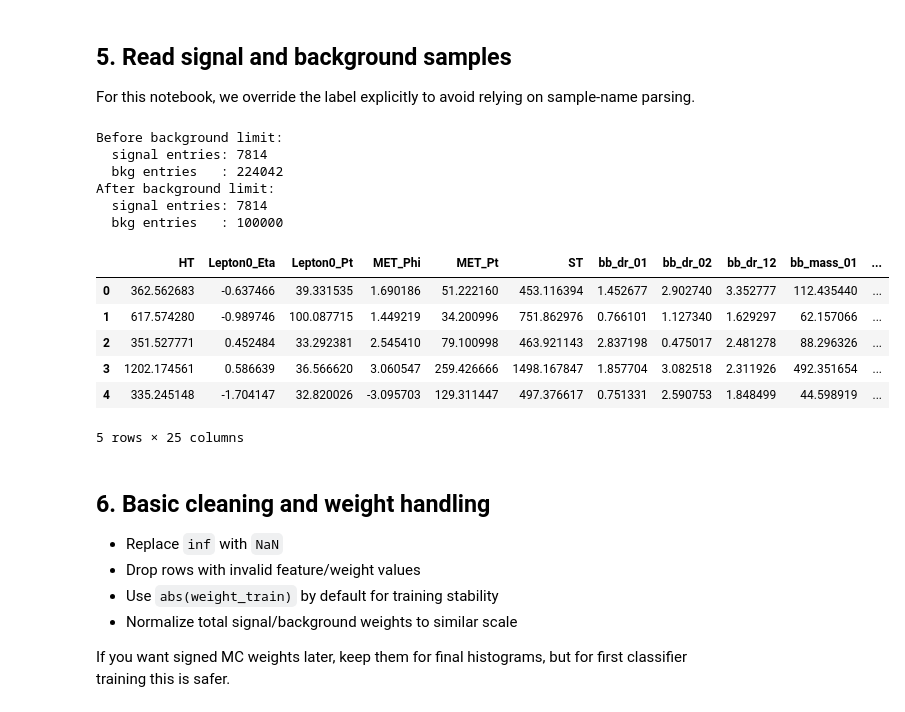
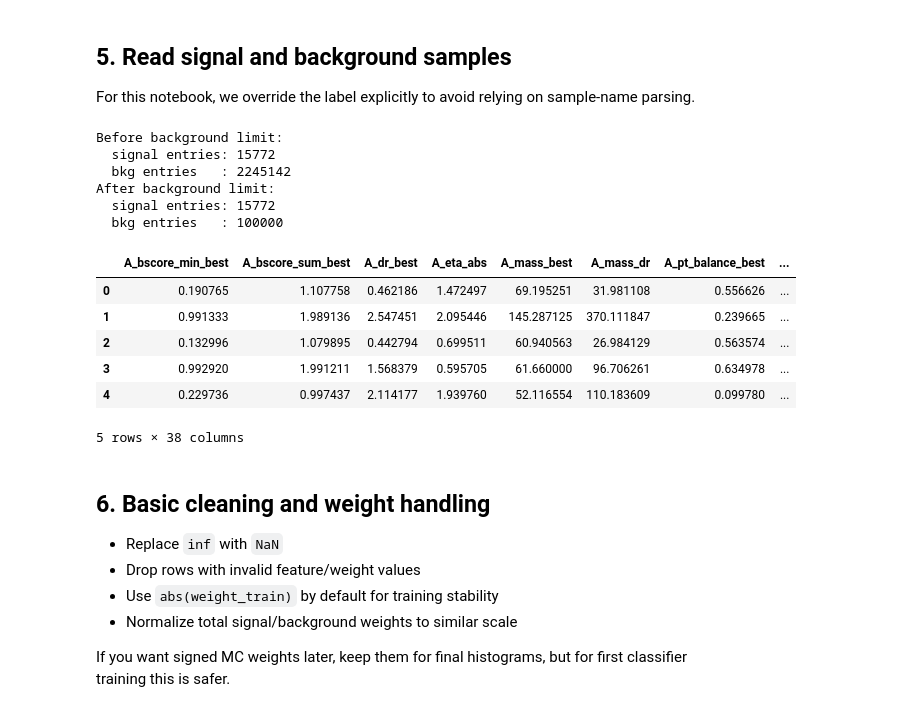
Before and after one commit to kkimeun/MachineLearning, a Jupyter notebook: notebooks/high_Atobb_TTLJ_XGBoost_Training_ONNX.ipynb, the cells around one changed output. Drawn from its saved outputs; the diff is of its cells as text; code cells hidden in the pictures.

```diff
--- a/notebooks/high_Atobb_TTLJ_XGBoost_Training_ONNX.ipynb
+++ b/notebooks/high_Atobb_TTLJ_XGBoost_Training_ONNX.ipynb
@@ -37,11 +37,15 @@ np.random.seed(42)
 
 Change these paths if your files are somewhere else.
 # %%
-BASE_DIR = "/data9/Users/bhoh/SKNanoOutput/AtobbMLTree/2024"
+BASE_DIR = "/data9/Users/eunsu/SKNanoOutput/AtobbMLTree/2024"
 
 SIG_FILES = [
-    f"{BASE_DIR}/TTToHcToWAToBB-MHc100_MA60.root",
+    f"{BASE_DIR}/TTToHcToWAToBB-MHc130_MA90_SingleLepFilter.root",
 ]
+
+#BKG_FILES = [
+#    f"{BASE_DIR}/TTToHcToWAToBB-MHc130_MA90_SingleLepFilter.root",
+#]
 
 BKG_FILES = [
     f"{BASE_DIR}/TTLJ_powheg.root",
@@ -185,39 +240,39 @@ For this notebook, we override the label explicitly to avoid relying on sample-n
 # %%
 df_sig = read_training_tree(SIG_FILES, TREE_NAME, branches=BRANCHES_TO_READ)
 df_bkg = read_training_tree(BKG_FILES, TREE_NAME, branches=BRANCHES_TO_READ)
 
 df_sig[LABEL_COL] = 1
 df_bkg[LABEL_COL] = 0
 
-df_sig = add_high_level_features(df_sig)
-df_bkg = add_high_level_features(df_bkg)
+# df_sig = add_high_level_features(df_sig)
+# df_bkg = add_high_level_features(df_bkg)
 
 print("Before background limit:")
 print("  signal entries:", len(df_sig))
 print("  bkg entries   :", len(df_bkg))
 
 if N_BKG is not None and len(df_bkg) > N_BKG:
     df_bkg = df_bkg.sample(n=N_BKG, random_state=42).reset_index(drop=True)
 
 print("After background limit:")
 print("  signal entries:", len(df_sig))
 print("  bkg entries   :", len(df_bkg))
 
 df_sig.head()
 # %% [output]
 Before background limit:
-  signal entries: 7814
-  bkg entries   : 224042
+  signal entries: 15772
+  bkg entries   : 2245142
 After background limit:
-  signal entries: 7814
+  signal entries: 15772
   bkg entries   : 100000
-|  | HT | Lepton0_Eta | Lepton0_Pt | MET_Phi | MET_Pt | ST | bb_dr_01 | bb_dr_02 | bb_dr_12 | bb_mass_01 | ... |
-| 0 | 362.562683 | -0.637466 | 39.331535 | 1.690186 | 51.222160 | 453.116394 | 1.452677 | 2.902740 | 3.352777 | 112.435440 | ... |
-| 1 | 617.574280 | -0.989746 | 100.087715 | 1.449219 | 34.200996 | 751.862976 | 0.766101 | 1.127340 | 1.629297 | 62.157066 | ... |
-| 2 | 351.527771 | 0.452484 | 33.292381 | 2.545410 | 79.100998 | 463.921143 | 2.837198 | 0.475017 | 2.481278 | 88.296326 | ... |
-| 3 | 1202.174561 | 0.586639 | 36.566620 | 3.060547 | 259.426666 | 1498.167847 | 1.857704 | 3.082518 | 2.311926 | 492.351654 | ... |
-| 4 | 335.245148 | -1.704147 | 32.820026 | -3.095703 | 129.311447 | 497.376617 | 0.751331 | 2.590753 | 1.848499 | 44.598919 | ... |
+|  | A_bscore_min_best | A_bscore_sum_best | A_dr_best | A_eta_abs | A_mass_best | A_mass_dr | A_pt_balance_best | ... |
+| 0 | 0.190765 | 1.107758 | 0.462186 | 1.472497 | 69.195251 | 31.981108 | 0.556626 | ... |
+| 1 | 0.991333 | 1.989136 | 2.547451 | 2.095446 | 145.287125 | 370.111847 | 0.239665 | ... |
+| 2 | 0.132996 | 1.079895 | 0.442794 | 0.699511 | 60.940563 | 26.984129 | 0.563574 | ... |
+| 3 | 0.992920 | 1.991211 | 1.568379 | 0.595705 | 61.660000 | 96.706261 | 0.634978 | ... |
+| 4 | 0.229736 | 0.997437 | 2.114177 | 1.939760 | 52.116554 | 110.183609 | 0.099780 | ... |
-5 rows × 25 columns
+5 rows × 38 columns
 # %% [markdown]
 ## 6. Basic cleaning and weight handling
 
```
Also changed, not shown: parts of 15 cells of this notebook, 1 other file.
